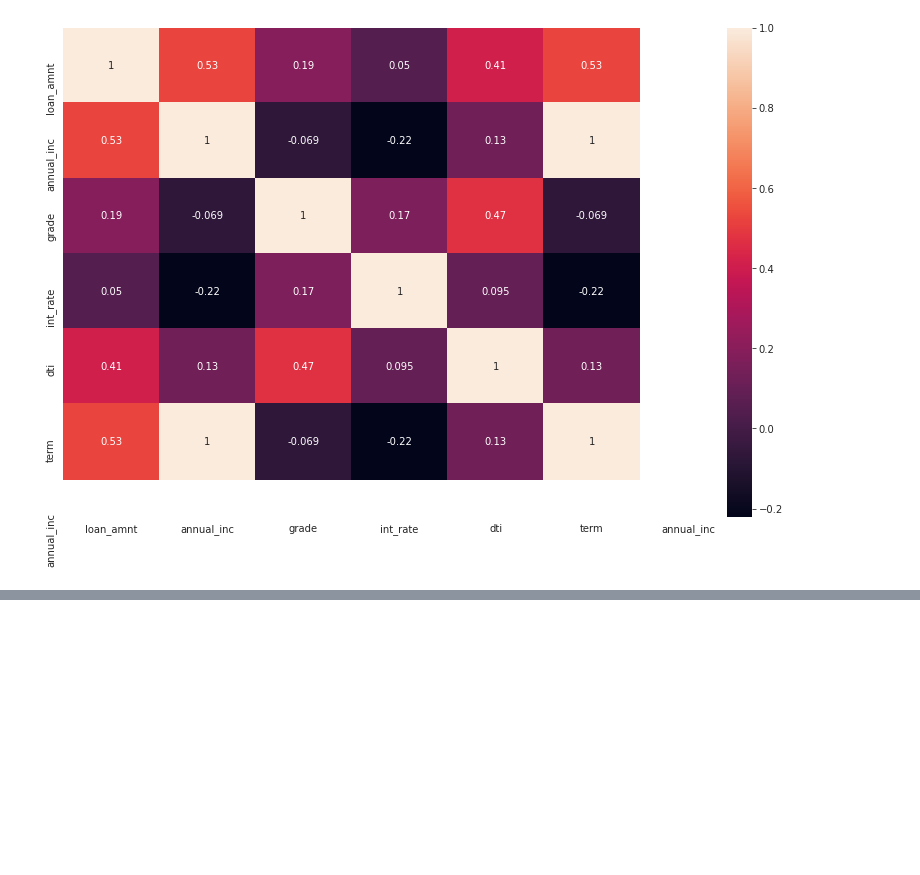
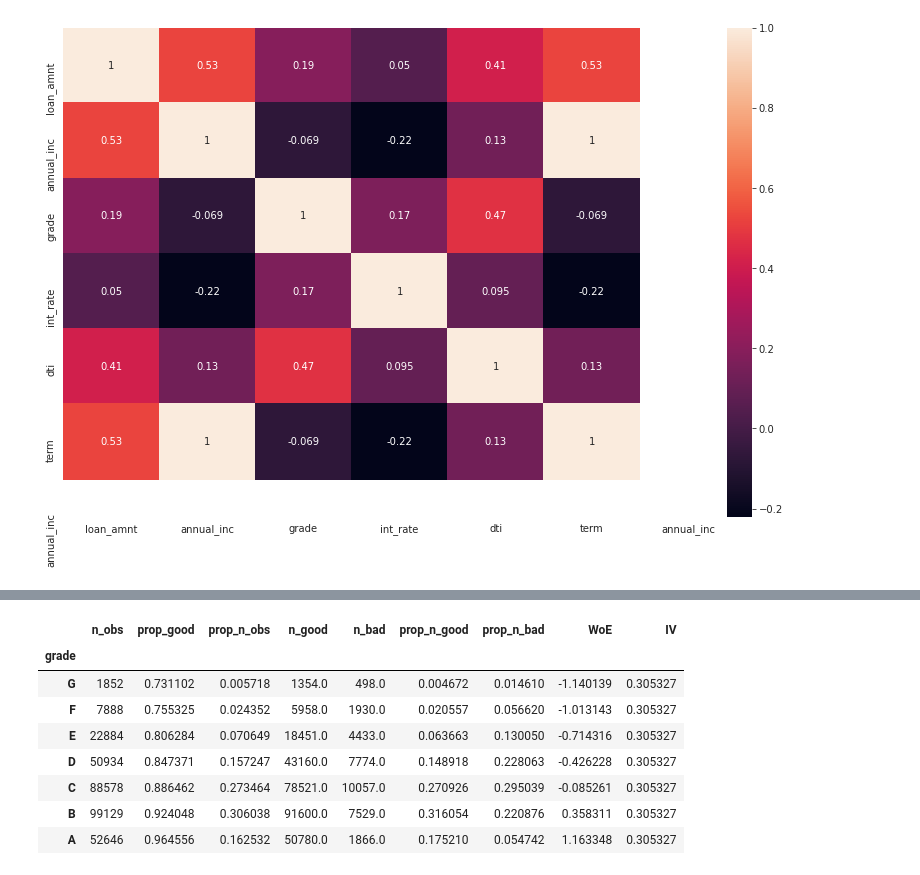
Before and after one commit to ddv246/Lending-Club, a Jupyter notebook: Copy_of_LendingClub_Project.ipynb, the cells around one changed output, grey strips where cells are left out. Saved outputs shown, nothing was run; the diff lists cells and outputs as text; code cells hidden in the pictures; blank space fills up the shorter version.

```diff
--- a/Copy_of_LendingClub_Project.ipynb
+++ b/Copy_of_LendingClub_Project.ipynb
@@ -926,0 +986,3 @@ plt.show()
+# %%
+bad_loans = ['Charged Off', 'Default','Does not meet the credit policy. Status:Charged Off','Late (31-120 days)']
+df['good_bad'] = np.where(df['loan_status'].isin(bad_loans), 0, 1)
@@ -926,0 +995,6 @@ plt.show()
+# %%
+from sklearn.model_selection import train_test_split
+loan_data_inputs_train, loan_data_inputs_test, loan_data_targets_train, loan_data_targets_test = train_test_split(df.drop('good_bad', axis = 1), df[['good_bad']], test_size = 0.2, random_state = 50)
+# %%
+df_inputs = loan_data_inputs_train
+df_targets_prepr = loan_data_targets_train
@@ -926,0 +1013,18 @@ plt.show()
+# %%
+def get_woe_discrete(df,column_name, good_bad_variable_df):
+    df = pd.concat([df[column_name], good_bad_variable_df], axis = 1)
+    df = pd.concat([df.groupby(df.columns.values[0], as_index = False)[df.columns.values[1]].count(),
+                    df.groupby(df.columns.values[0], as_index = False)[df.columns.values[1]].mean()], axis = 1)
+    df = df.iloc[:, [0, 1, 3]]
+    df.columns = [df.columns.values[0], 'n_obs', 'prop_good']
+    df['prop_n_obs'] = df['n_obs'] / df['n_obs'].sum()
+    df['n_good'] = df['prop_good'] * df['n_obs']
+    df['n_bad'] = (1 - df['prop_good']) * df['n_obs']
+    df['prop_n_good'] = df['n_good'] / df['n_good'].sum()
+    df['prop_n_bad'] = df['n_bad'] / df['n_bad'].sum()
+    df['WoE'] = np.log(df['prop_n_good'] / df['prop_n_bad'])
+    df = df.sort_values(['WoE'])
+    df = df.reset_index(drop = True)
+    df['IV'] = (df['prop_n_good'] - df['prop_n_bad']) * df['WoE']
+    df['IV'] = df['IV'].sum()
+    return df
@@ -926,0 +1041,13 @@ plt.show()
+# %%
+df_temp = get_woe_discrete(df_inputs, 'grade', df_targets_prepr)
+df_temp.set_index('grade')
+# %% [output]
+|  | n_obs | prop_good | prop_n_obs | n_good | n_bad | prop_n_good | prop_n_bad | WoE | IV |
+| grade |  |  |  |  |  |  |  |  |  |
+| G | 1852 | 0.731102 | 0.005718 | 1354.0 | 498.0 | 0.004672 | 0.014610 | -1.140139 | 0.305327 |
+| F | 7888 | 0.755325 | 0.024352 | 5958.0 | 1930.0 | 0.020557 | 0.056620 | -1.013143 | 0.305327 |
+| E | 22884 | 0.806284 | 0.070649 | 18451.0 | 4433.0 | 0.063663 | 0.130050 | -0.714316 | 0.305327 |
+| D | 50934 | 0.847371 | 0.157247 | 43160.0 | 7774.0 | 0.148918 | 0.228063 | -0.426228 | 0.305327 |
+| C | 88578 | 0.886462 | 0.273464 | 78521.0 | 10057.0 | 0.270926 | 0.295039 | -0.085261 | 0.305327 |
+| B | 99129 | 0.924048 | 0.306038 | 91600.0 | 7529.0 | 0.316054 | 0.220876 | 0.358311 | 0.305327 |
+| A | 52646 | 0.964556 | 0.162532 | 50780.0 | 1866.0 | 0.175210 | 0.054742 | 1.163348 | 0.305327 |
```
Also changed, not shown: parts of 9 cells of this notebook.
